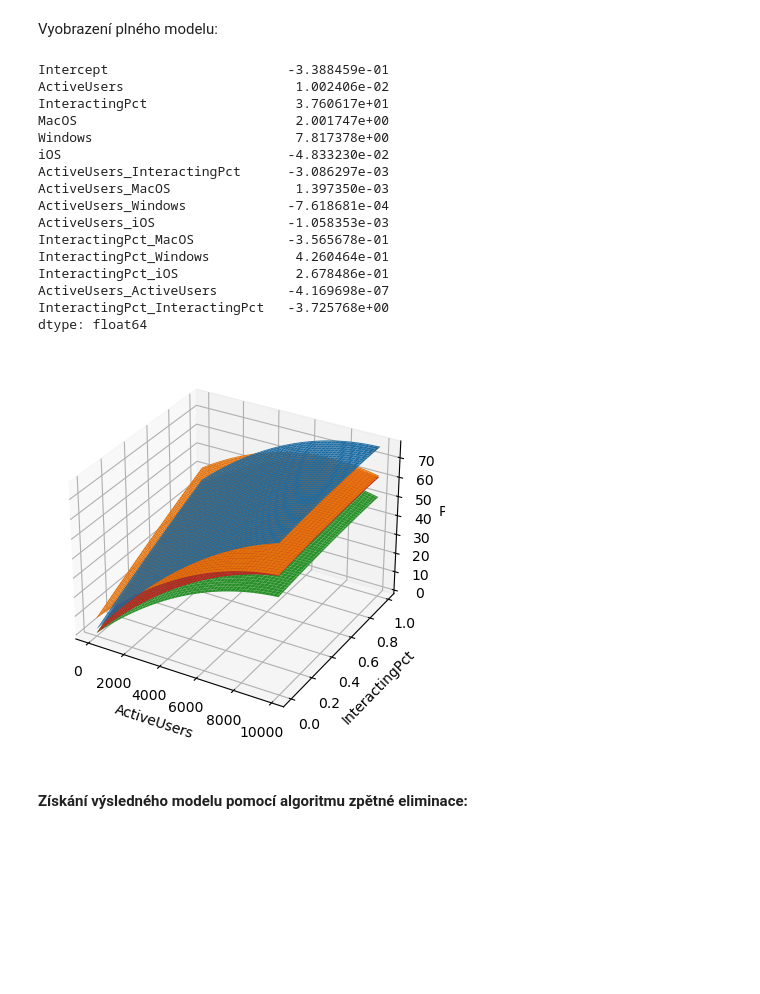
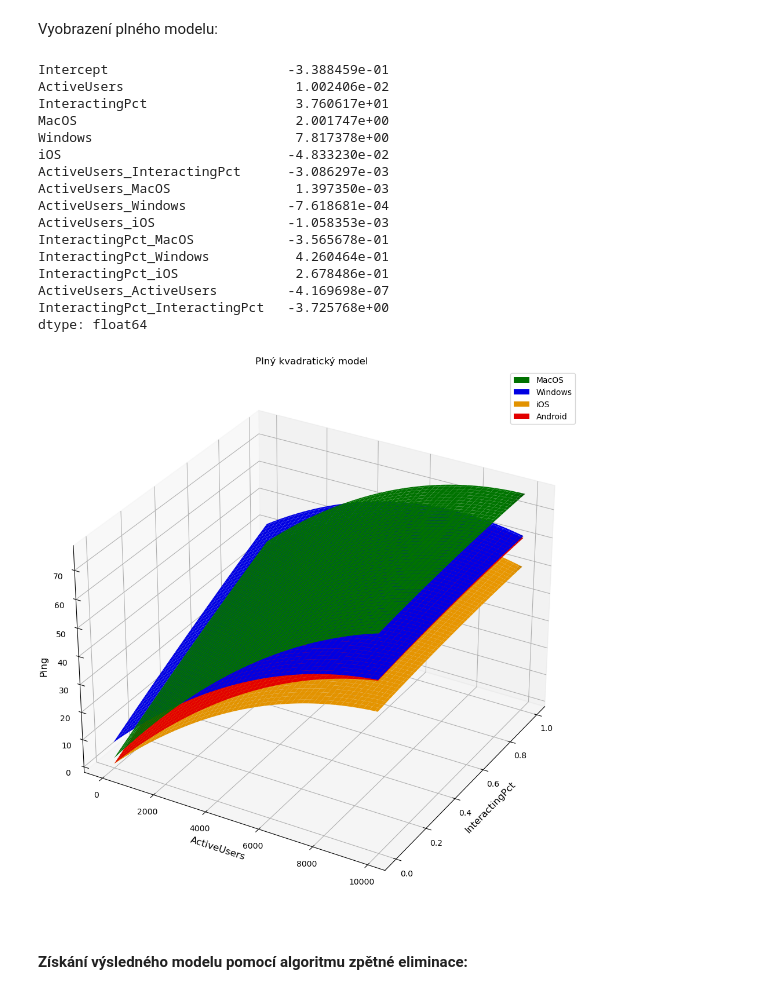
Before and after one commit to davidchocholaty/BUT-FIT-MSP-2, a Jupyter notebook: solution.ipynb, the cells around one changed output. Cells and saved outputs as stored; diff of their text form; code cells hidden in the pictures; blank space fills up the shorter version.

```diff
--- a/solution.ipynb
+++ b/solution.ipynb
@@ -760,7 +822,7 @@ X.corr()
 # %% [markdown]
 Vyobrazení plného modelu:
 # %%
-fig = plt.figure()
+fig = plt.figure(figsize=(12,12))
 ax = fig.add_subplot(111, projection='3d')
 
 active_users_max = max(df_2.ActiveUsers)
@@ -806,47 +868,59 @@ zs_android = full_model_fit.params['Intercept'] + \
     full_model_fit.params['InteractingPct'] * Y + \
     full_model_fit.params['ActiveUsers_InteractingPct'] * X * Y + \
     full_model_fit.params['ActiveUsers_ActiveUsers'] * X * X + \
     full_model_fit.params['InteractingPct_InteractingPct'] * Y * Y
 
 Z_macos = zs_macos.reshape(X.shape)
 Z_win = zs_win.reshape(X.shape)
 Z_ios = zs_ios.reshape(X.shape)
 Z_android = zs_android.reshape(X.shape)
 
-ax.plot_surface(X, Y, Z_macos, label='MacOS')
-ax.plot_surface(X, Y, Z_win, label='Windows')
-ax.plot_surface(X, Y, Z_ios, label='iOS')
-ax.plot_surface(X, Y, Z_android, label='Android')
+macos_surface = ax.plot_surface(X, Y, Z_macos, color='green', label='MacOS')
+windows_surface = ax.plot_surface(X, Y, Z_win, color='blue', label='Windows')
+ios_surface = ax.plot_surface(X, Y, Z_ios, color='orange', label='iOS')
+android_surface = ax.plot_surface(X, Y, Z_android, color='red', label='Android')
 
-# TODO legend
-# ax.legend()
-# ax.view_init(elev=20., azim=-35, roll=0)
-# ax.set_xlim(0, 1)
-# ax.set_ylim(0, 1)
-# ax.set_zlim(0, 1)
+# Ošetření problému s matplotlib legendou.
+# Více viz:
+# https://stackoverflow.com/questions/55531760/is-there-a-way-to-label-multiple-3d-surfaces-in-matplotlib
+macos_surface._facecolors2d = macos_surface._facecolor3d
+macos_surface._edgecolors2d = macos_surface._edgecolor3d
 
-ax.set_xlabel('ActiveUsers')
-ax.set_ylabel('InteractingPct')
-ax.set_zlabel('Ping') # TODO vyobrazeni cropuje label
+windows_surface._facecolors2d = windows_surface._facecolor3d
+windows_surface._edgecolors2d = windows_surface._edgecolor3d
+
+ios_surface._facecolors2d = ios_surface._facecolor3d
+ios_surface._edgecolors2d = ios_surface._edgecolor3d
+
+android_surface._facecolors2d = android_surface._facecolor3d
+android_surface._edgecolors2d = android_surface._edgecolor3d
+
+plt.title("Plný kvadratický model")
+ax.legend(loc='best')
+ax.set_xlabel('ActiveUsers', fontsize=12)
+ax.set_ylabel('InteractingPct', fontsize=12)
+ax.zaxis._axinfo['juggled'] = (1, 2, 2)
+ax.set_zlabel('Ping', fontsize=12, rotation=90)
+
 plt.show()
 # %% [output]
 Intercept                       -3.388459e-01
 ActiveUsers                      1.002406e-02
 InteractingPct                   3.760617e+01
 MacOS                            2.001747e+00
 Windows                          7.817378e+00
 iOS                             -4.833230e-02
 ActiveUsers_InteractingPct      -3.086297e-03
 ActiveUsers_MacOS                1.397350e-03
 ActiveUsers_Windows             -7.618681e-04
 ActiveUsers_iOS                 -1.058353e-03
 InteractingPct_MacOS            -3.565678e-01
 InteractingPct_Windows           4.260464e-01
 InteractingPct_iOS               2.678486e-01
 ActiveUsers_ActiveUsers         -4.169698e-07
 InteractingPct_InteractingPct   -3.725768e+00
 dtype: float64
-[figure, old version]
+[figure, new version]
 # %% [markdown]
 #### Získání výsledného modelu pomocí algoritmu zpětné eliminace:
 # %% [markdown]
```
Also changed, not shown: parts of 50 cells of this notebook.
